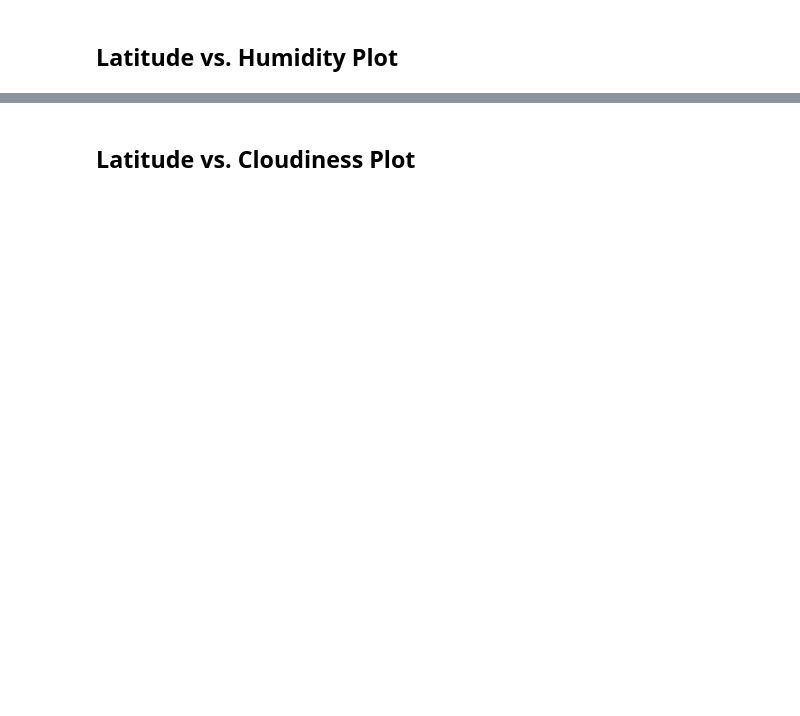
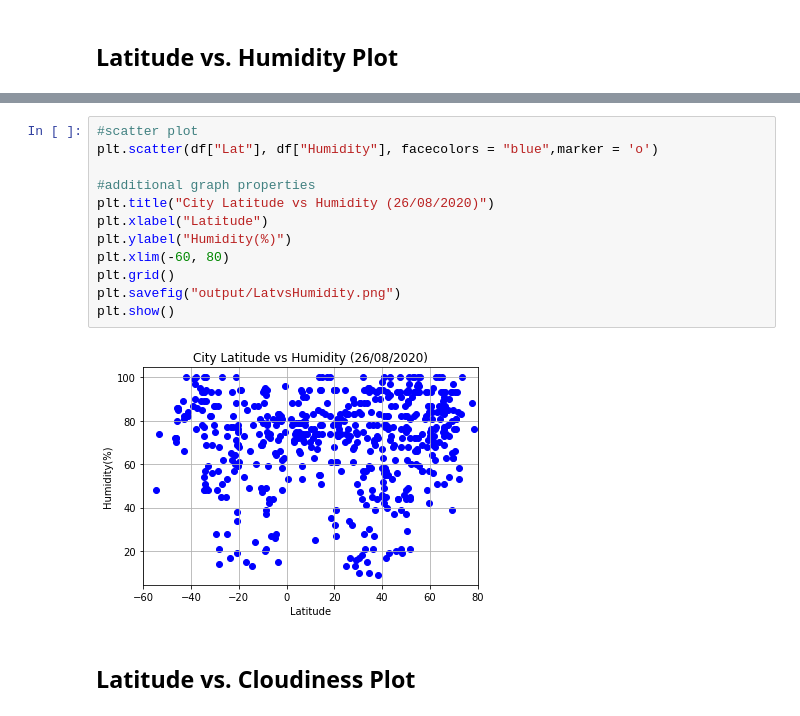
Before and after one commit to susovd/Dream-Vacation-Project, a Jupyter notebook: WeatherPy/WeatherPy.ipynb, the cells around one changed output, grey strips where cells are left out. Cells and saved outputs as stored; diff of their text form; blank space fills up the shorter version.

```diff
--- a/WeatherPy/WeatherPy.ipynb
+++ b/WeatherPy/WeatherPy.ipynb
@@ -267,2 +269,16 @@ Int64Index([], dtype='int64')
+# %%
+#scatter plot
+plt.scatter(df["Lat"], df["Humidity"], facecolors = "blue",marker = 'o')
+
+#additional graph properties
+plt.title("City Latitude vs Humidity (26/08/2020)")
+plt.xlabel("Latitude")
+plt.ylabel("Humidity(%)")
+plt.xlim(-60, 80)
+plt.grid()
+plt.savefig("output/LatvsHumidity.png")
+plt.show()
+# %% [output]
+[figure, added]
 # %% [markdown]
 ## Latitude vs. Cloudiness Plot
```
Also changed, not shown: parts of 23 cells of this notebook, 5 other files.
